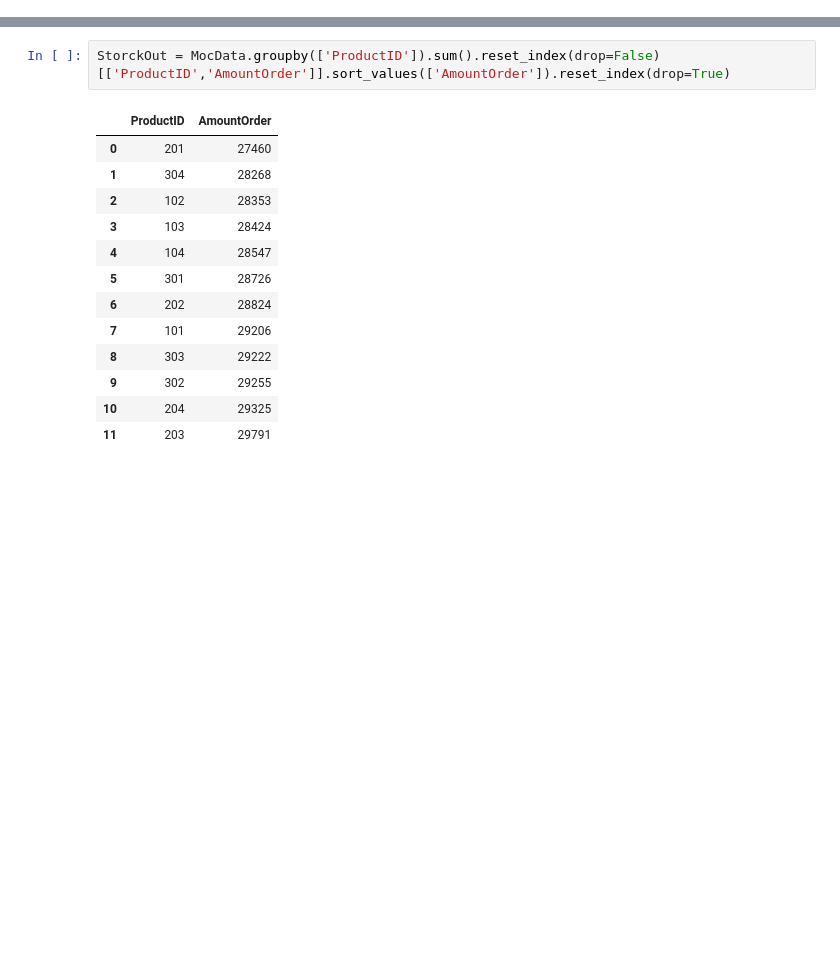
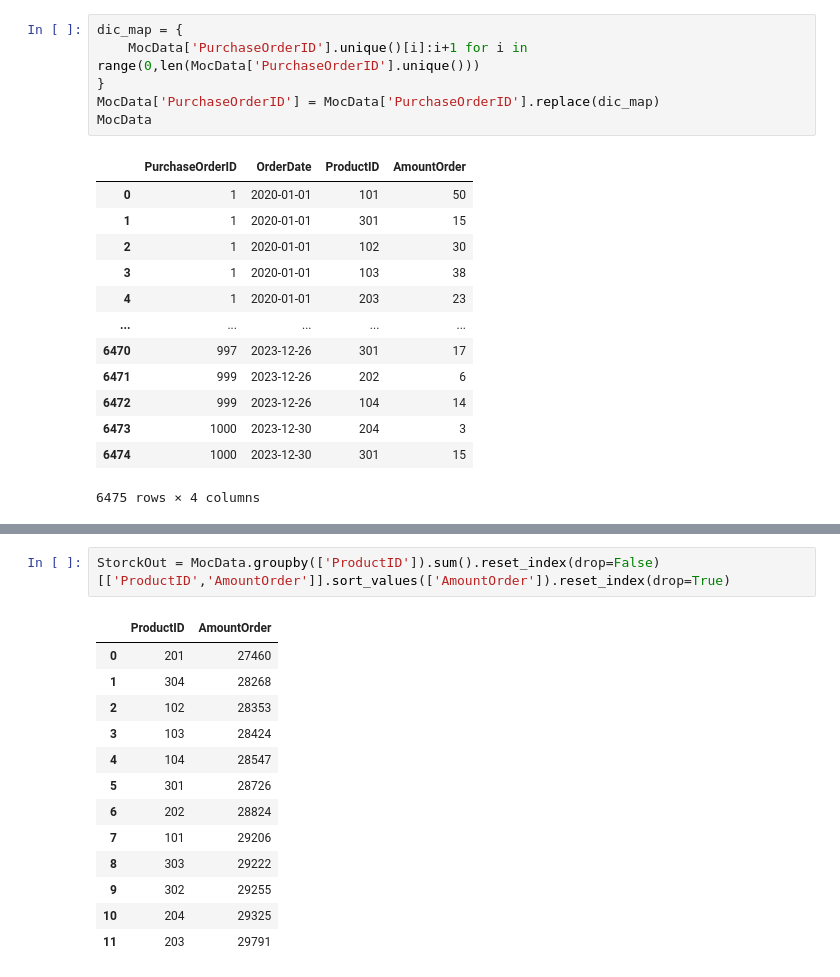
Before and after one commit to PPkukongJames/CS754, a Jupyter notebook: Moc/MocData.ipynb, the cells around one changed output, grey strips where cells are left out. Drawn from its saved outputs; the diff is of its cells as text; blank space fills up the shorter version.

```diff
--- a/Moc/MocData.ipynb
+++ b/Moc/MocData.ipynb
@@ -66,0 +100,20 @@ MocData = pd.DataFrame(dic)
+# %%
+dic_map = {
+    MocData['PurchaseOrderID'].unique()[i]:i+1 for i in range(0,len(MocData['PurchaseOrderID'].unique()))
+}
+MocData['PurchaseOrderID'] = MocData['PurchaseOrderID'].replace(dic_map)
+MocData
+# %% [output]
+|  | PurchaseOrderID | OrderDate | ProductID | AmountOrder |
+| 0 | 1 | 2020-01-01 | 101 | 50 |
+| 1 | 1 | 2020-01-01 | 301 | 15 |
+| 2 | 1 | 2020-01-01 | 102 | 30 |
+| 3 | 1 | 2020-01-01 | 103 | 38 |
+| 4 | 1 | 2020-01-01 | 203 | 23 |
+| ... | ... | ... | ... | ... |
+| 6470 | 997 | 2023-12-26 | 301 | 17 |
+| 6471 | 999 | 2023-12-26 | 202 | 6 |
+| 6472 | 999 | 2023-12-26 | 104 | 14 |
+| 6473 | 1000 | 2023-12-30 | 204 | 3 |
+| 6474 | 1000 | 2023-12-30 | 301 | 15 |
+6475 rows × 4 columns
```
Also changed, not shown: parts of 9 cells of this notebook, 10 other files.
